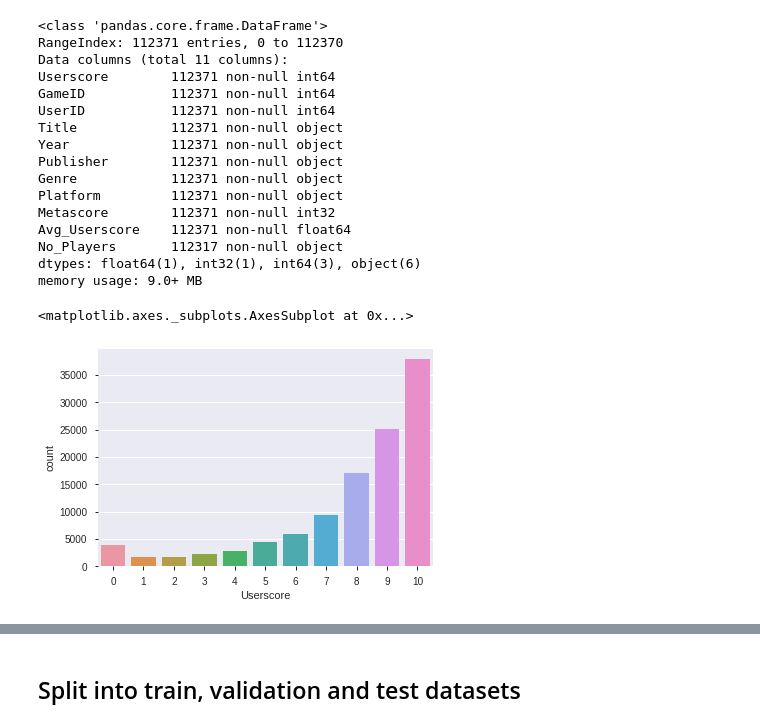
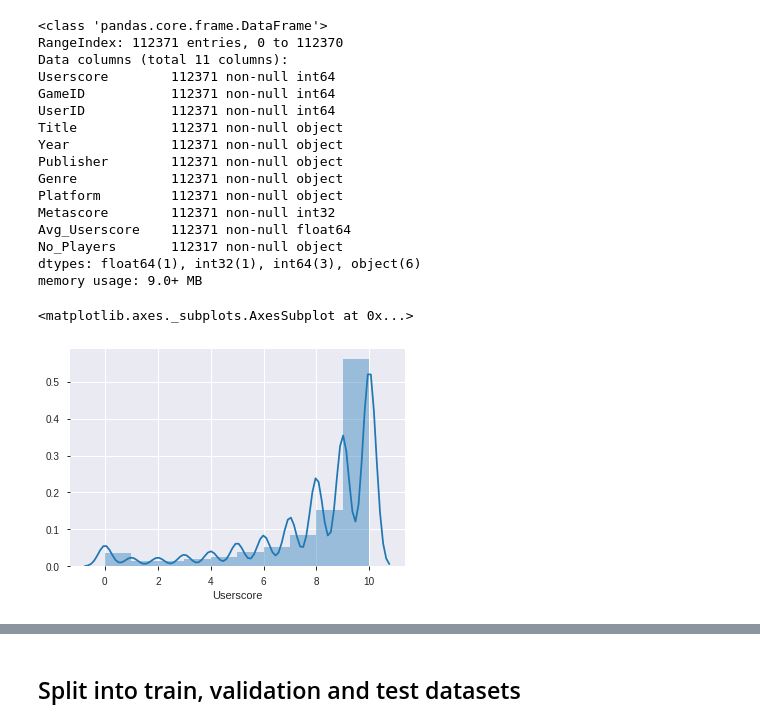
Before and after one commit to mjurkus/ai_bootcamp_14_rs, a Jupyter notebook: project.ipynb, the cells around one changed output, grey strips where cells are left out. Saved outputs shown, nothing was run; the diff lists cells and outputs as text; code cells hidden in the pictures.

```diff
--- a/project.ipynb
+++ b/project.ipynb
@@ -274,8 +283,8 @@ dtypes: float64(1), int32(1), int64(3), object(6)
 memory usage: 9.0+ MB
 # %%
 target_col = "Userscore"
-# %%
-sns.countplot(x=target_col, data=df)
-# %% [output]
-<matplotlib.axes._subplots.AxesSubplot at 0x...>
-[figure, removed]
+# %%
+sns.distplot(df[target_col], bins=10)
+# %% [output]
+<matplotlib.axes._subplots.AxesSubplot at 0x...>
+[figure, added]
```
Also changed, not shown: parts of 36 cells of this notebook.
